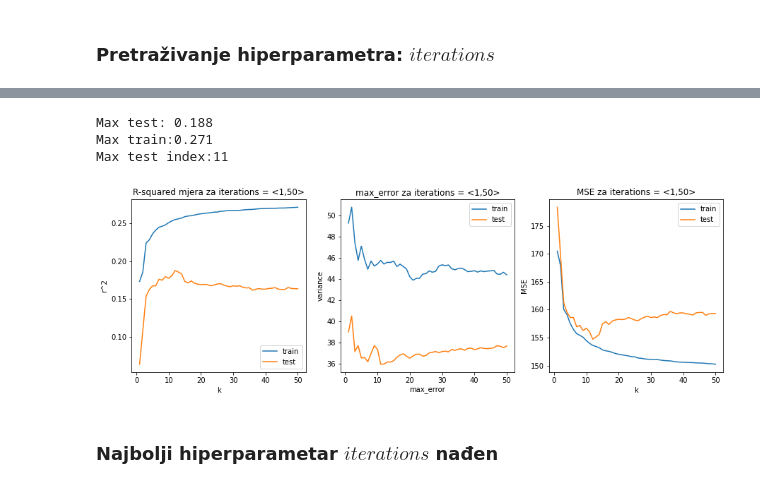
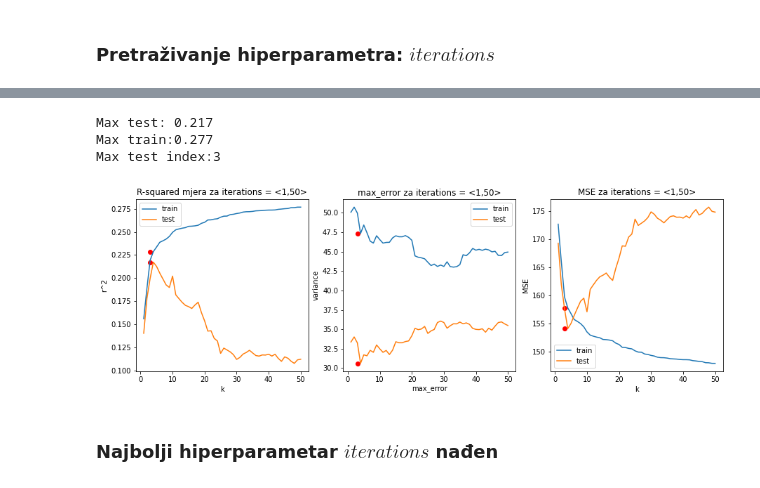
Before and after one commit to mikocij/SUprojekt, a Jupyter notebook: Projekt.ipynb, the cells around one changed output, grey strips where cells are left out. Cells and saved outputs as stored; diff of their text form; code cells hidden in the pictures.

```diff
--- a/Projekt.ipynb
+++ b/Projekt.ipynb
@@ -468,11 +459,11 @@ MTL = linear_model.MultiTaskLasso(alpha = 0.5)
 
 # fit the model to a data
 #MTL.fit([[1, 0], [1, 3], [2, 2]], [[0, 2], [1, 4], [2, 4]])
-MTL.fit(train_X_lasso,train_y_lasso)
+MTL.fit(X_train_lasso,y_train_lasso)
 
-pred=MTL.predict(valid_X_lasso)
+pred=MTL.predict(X_test_lasso)
 # perform prediction and print the result
-#print("Prediciton result: \n", MTL.predict(valid_X_lasso), "\n")
+#print("Prediciton result: \n", MTL.predict(X_test_lasso), "\n")
 
 # print the coefficients
 #print("Coefficients: \n", MTL.coef_, "\n")
@@ -574,0 +575,4 @@ shap.summary_plot(shap_values, train_X)
+# %%
+data2 = {"k": range(1,151),"RMSE": rmse_val}
+final_rmse=pd.DataFrame(data2)
+min_index = final_rmse.iloc[:,1].idxmin()
@@ -574,0 +590,5 @@ shap.summary_plot(shap_values, train_X)
+# %%
+model = neighbors.KNeighborsRegressor(n_neighbors = final_rmse.k[min_index])
+
+model.fit(X_train, y_train)
+pred=model.predict(X_test)
@@ -579,9 +607,9 @@ shap.summary_plot(shap_values, train_X)
 # %%
 from catboost import CatBoostRegressor
 
-train_data = train_X
-eval_data = valid_X
-train_labels = train_y
+train_data = X_train
+eval_data = X_test
+train_labels = y_train
 
 
 k=50
@@ -603,10 +631,10 @@ for i in np.arange(1,k+1):
     model.fit(train_data, train_labels)
 
 
-    treeScoresTrain1[i-1]=r2_score(train_y, model.predict(train_X))
-    treeScoresTest1[i-1] =r2_score(valid_y, model.predict(valid_X))
-    treeScoresTrain2[i-1]= max_error(train_y, model.predict(train_X))
-    treeScoresTest2[i-1] = max_error(valid_y, model.predict(valid_X))
-    treeScoresTrain3[i-1]= mean_squared_error (train_y, model.predict(train_X))
-    treeScoresTest3[i-1] = mean_squared_error (valid_y, model.predict(valid_X))
+    treeScoresTrain1[i-1]=r2_score(y_train, model.predict(X_train))
+    treeScoresTest1[i-1] =r2_score(y_test, model.predict(X_test))
+    treeScoresTrain2[i-1]= max_error(y_train, model.predict(X_train))
+    treeScoresTest2[i-1] = max_error(y_test, model.predict(X_test))
+    treeScoresTrain3[i-1]= mean_squared_error (y_train, model.predict(X_train))
+    treeScoresTest3[i-1] = mean_squared_error (y_test, model.predict(X_test))
 # %% [output]
@@ -634,37 +662,47 @@ minimumTR = np.max(treeScoresTrain1)
 print("Max test: " + str(round(maximumTE,3)) )
 print("Max train:" + str(round(minimumTR,3)) )
 
 index_of_maximum = np.where(treeScoresTest1 == maximumTE)[0][0]
 print("Max test index:" + str(index_of_maximum) )
 
 
 fig, ax = plt.subplots(1, 3, figsize=(15, 4.5))
 
+
+ax[0].plot(index_of_maximum,treeScoresTrain1[index_of_maximum],'ro')
+ax[0].plot(index_of_maximum,treeScoresTest1[index_of_maximum],'ro')
+
 ax[0].plot(np.arange(1,k+1),treeScoresTrain1,label='train')
 ax[0].plot(np.arange(1,k+1),treeScoresTest1,label='test')
 ax[0].set(xlabel='k', ylabel='r^2')
 ax[0].title.set_text(f"R-squared mjera za iterations = <1,{k}>")
 ax[0].legend()
 
+ax[1].plot(index_of_maximum,treeScoresTrain2[index_of_maximum],'ro')
+ax[1].plot(index_of_maximum,treeScoresTest2[index_of_maximum],'ro')
+
 ax[1].plot(np.arange(1,k+1),treeScoresTrain2,label='train')
 ax[1].plot(np.arange(1,k+1),treeScoresTest2,label='test')
 ax[1].set(xlabel='max_error', ylabel='variance')
 ax[1].title.set_text(f"max_error za iterations = <1,{k}>")
 ax[1].legend()
+
+ax[2].plot(index_of_maximum,treeScoresTrain3[index_of_maximum],'ro')
+ax[2].plot(index_of_maximum,treeScoresTest3[index_of_maximum],'ro')
 
 ax[2].plot(np.arange(1,k+1),treeScoresTrain3,label='train')
 ax[2].plot(np.arange(1,k+1),treeScoresTest3,label='test')
 ax[2].set(xlabel='k', ylabel='MSE')
 ax[2].title.set_text(f"MSE za iterations = <1,{k}>")
 ax[2].legend()
 
 
 plt.show()
 # %% [output]
-Max test: 0.188
-Max train:0.271
-Max test index:11
+Max test: 0.217
+Max train:0.277
+Max test index:3
-[figure, old version]
+[figure, new version]
 # %% [markdown]
 ### Najbolji hiperparametar $iterations$ nađen
 # %%
```
Also changed, not shown: parts of 58 cells of this notebook.
